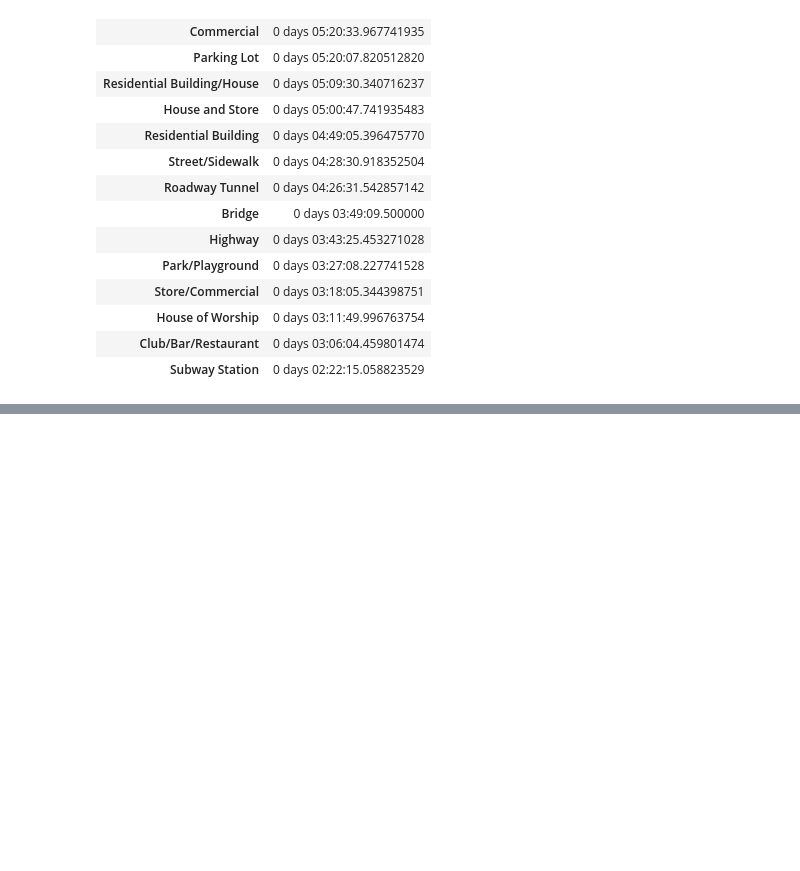
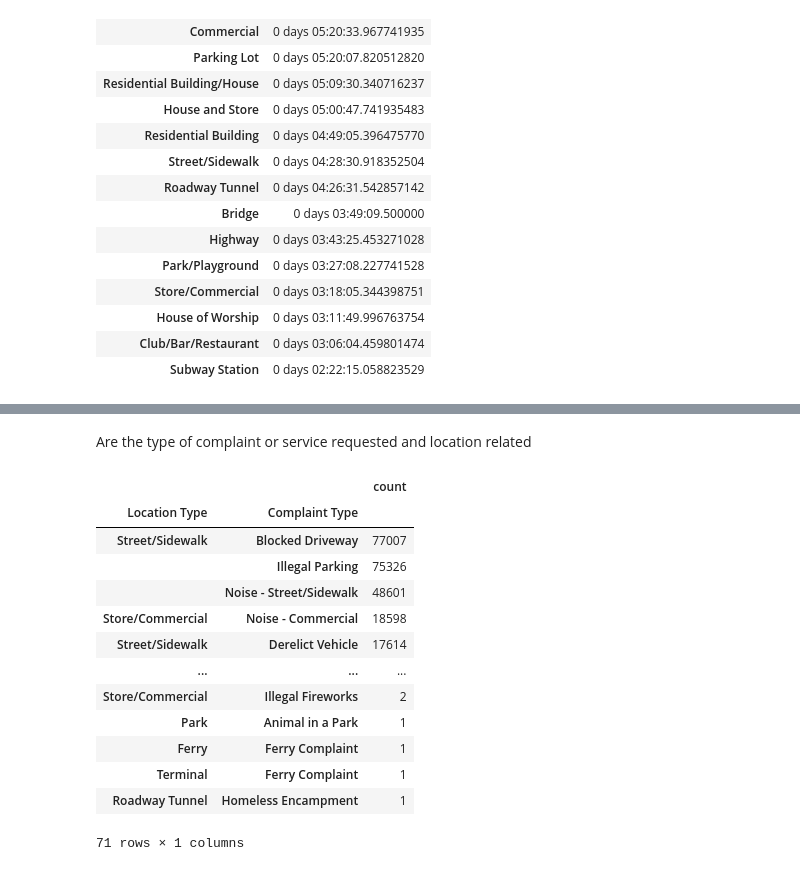
Before and after one commit to kmeiyalagan/kmeiyalagan, a Jupyter notebook: Customer Service Requests Analysis.ipynb, the cells around one changed output, grey strips where cells are left out. Cells and saved outputs as stored; diff of their text form; code cells hidden in the pictures; blank space fills up the shorter version.

```diff
--- a/Customer Service Requests Analysis.ipynb
+++ b/Customer Service Requests Analysis.ipynb
@@ -199,0 +233,21 @@ A6
+# %% [markdown]
+Are the type of complaint or service requested and location related
+# %%
+s1 = data.pivot_table(index=["Location Type","Complaint Type"],values="count",aggfunc='count')
+s1 = s1.sort_values(by="count",axis=0,ascending=False)
+s1
+# %% [output]
+|  |  | count |
+| Location Type | Complaint Type |  |
+| Street/Sidewalk | Blocked Driveway | 77007 |
+|  | Illegal Parking | 75326 |
+|  | Noise - Street/Sidewalk | 48601 |
+| Store/Commercial | Noise - Commercial | 18598 |
+| Street/Sidewalk | Derelict Vehicle | 17614 |
+| ... | ... | ... |
+| Store/Commercial | Illegal Fireworks | 2 |
+| Park | Animal in a Park | 1 |
+| Ferry | Ferry Complaint | 1 |
+| Terminal | Ferry Complaint | 1 |
+| Roadway Tunnel | Homeless Encampment | 1 |
+71 rows × 1 columns
```
Also changed, not shown: parts of 3 cells of this notebook.
